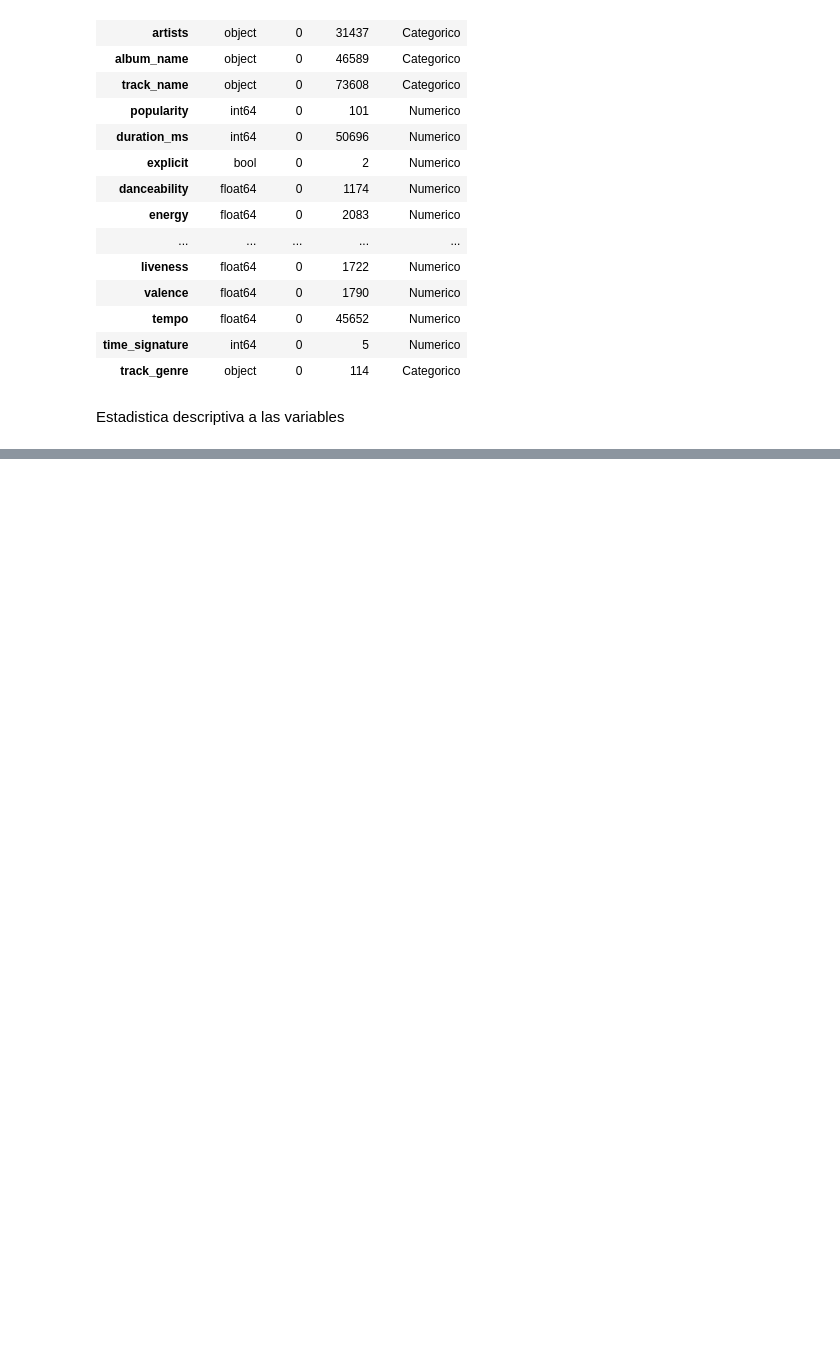
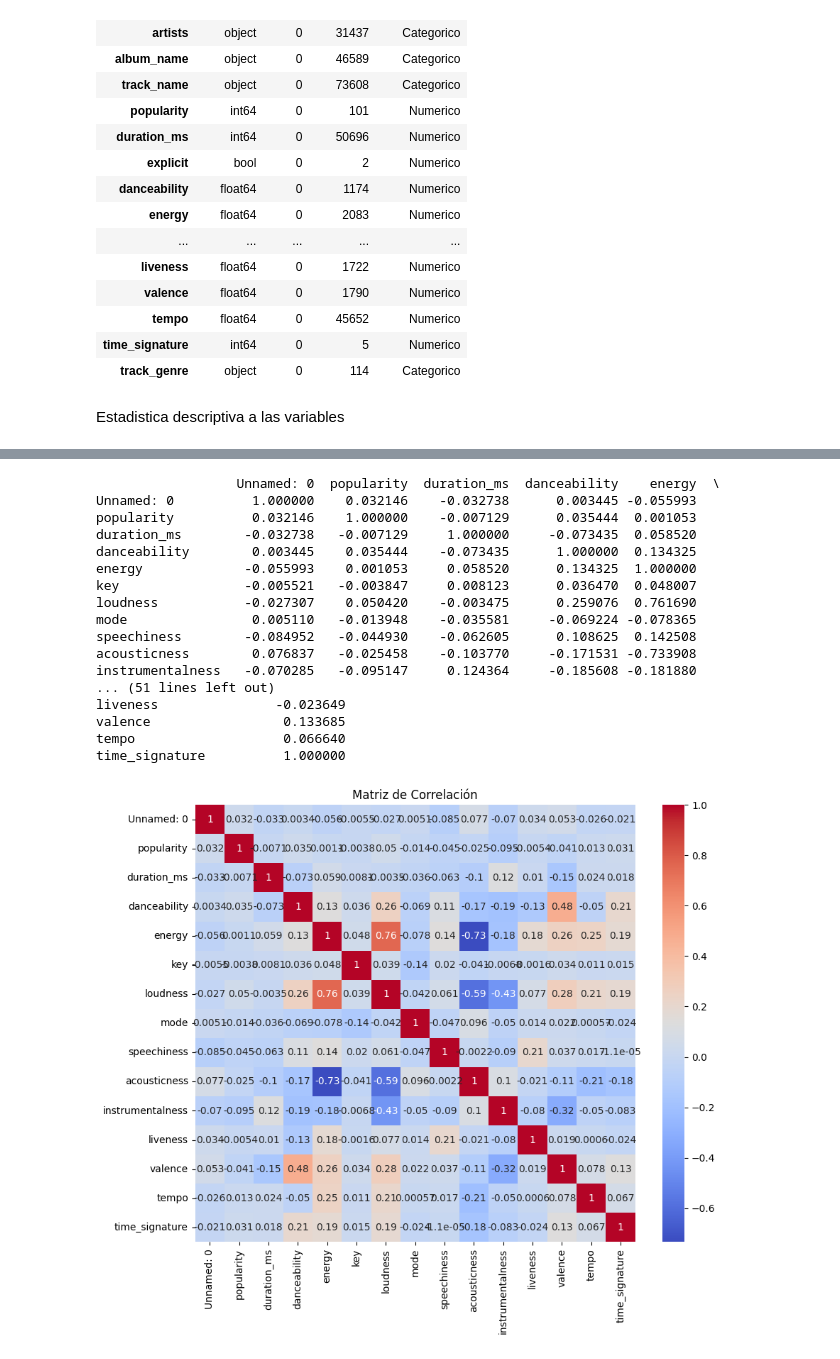
Before and after one commit to CamFuenzalidaC/GuerrerosZ, a Jupyter notebook: Primera_evaluacion.ipynb, the cells around one changed output, grey strips where cells are left out. Drawn from its saved outputs; the diff is of its cells as text; code cells hidden in the pictures; blank space fills up the shorter version.

```diff
--- a/Primera_evaluacion.ipynb
+++ b/Primera_evaluacion.ipynb
@@ -180,3 +180,40 @@ Requirement already satisfied: six>=1.5 in /usr/local/lib/python3.12/dist-packag
 Downloading category_encoders-2.9.0-py3-none-any.whl (85 kB)
 Installing collected packages: category_encoders
 Successfully installed category_encoders-2.9.0
+# %%
+import seaborn as sns
+import matplotlib.pyplot as plt
+
+# Seleccionar variables numéricas
+df_numerico = df.select_dtypes(include=['int64', 'float64'])
+
+# Matriz de correlación
+correlacion = df_numerico.corr()
+
+# Mostrar matriz
+print(correlacion)
+
+# Heatmap
+plt.figure(figsize=(10,8))
+sns.heatmap(correlacion, annot=True, cmap='coolwarm')
+plt.title('Matriz de Correlación')
+plt.show()
+# %% [output]
+                  Unnamed: 0  popularity  duration_ms  danceability    energy  \
+Unnamed: 0          1.000000    0.032146    -0.032738      0.003445 -0.055993
+popularity          0.032146    1.000000    -0.007129      0.035444  0.001053
+duration_ms        -0.032738   -0.007129     1.000000     -0.073435  0.058520
+danceability        0.003445    0.035444    -0.073435      1.000000  0.134325
+energy             -0.055993    0.001053     0.058520      0.134325  1.000000
+key                -0.005521   -0.003847     0.008123      0.036470  0.048007
+loudness           -0.027307    0.050420    -0.003475      0.259076  0.761690
+mode                0.005110   -0.013948    -0.035581     -0.069224 -0.078365
+speechiness        -0.084952   -0.044930    -0.062605      0.108625  0.142508
+acousticness        0.076837   -0.025458    -0.103770     -0.171531 -0.733908
+instrumentalness   -0.070285   -0.095147     0.124364     -0.185608 -0.181880
+... (51 lines left out)
+liveness               -0.023649
+valence                 0.133685
+tempo                   0.066640
+time_signature          1.000000
+[figure, added]
```
